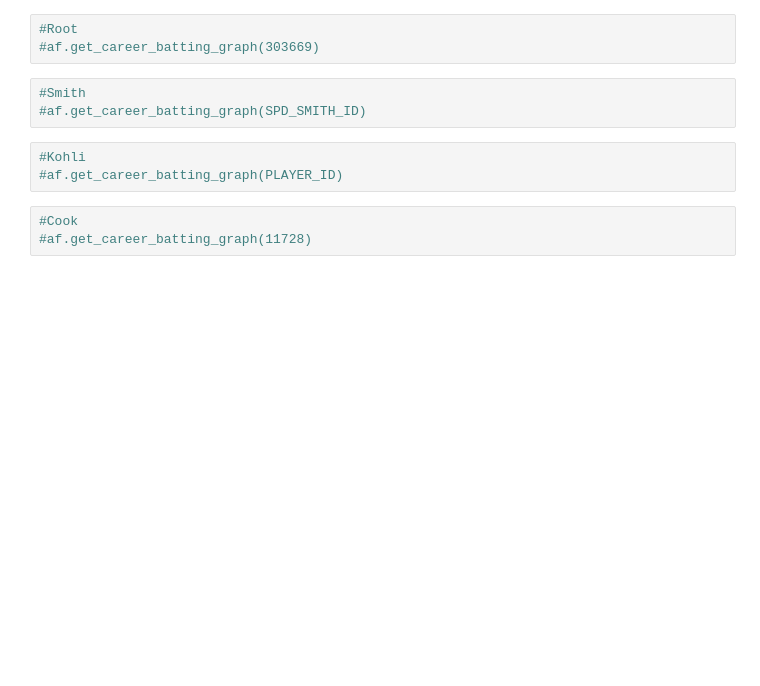
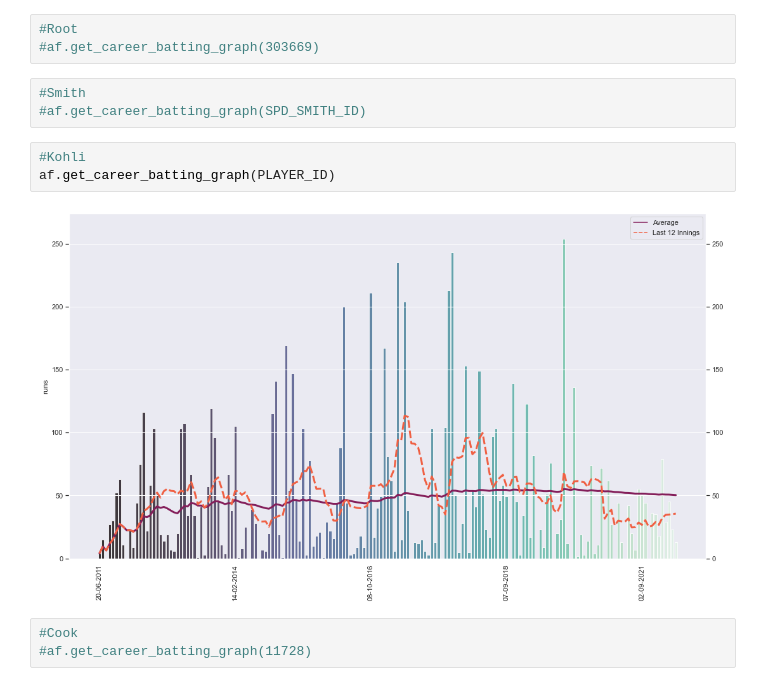
Before and after one commit to abhiramjoshi/cricket_analysis, a Jupyter notebook: codebase/Kohli/kohli_analysis.ipynb, the cells around one changed output. Saved outputs shown, nothing was run; the diff lists cells and outputs as text; blank space fills up the shorter version.

```diff
--- a/codebase/Kohli/kohli_analysis.ipynb
+++ b/codebase/Kohli/kohli_analysis.ipynb
@@ -291,7 +271,9 @@ Couldn't find program: 'false'
 #af.get_career_batting_graph(SPD_SMITH_ID)
 # %%
 #Kohli
-#af.get_career_batting_graph(PLAYER_ID)
+af.get_career_batting_graph(PLAYER_ID)
+# %% [output]
+[figure, added]
 # %%
 #Cook
 #af.get_career_batting_graph(11728)
```
Also changed, not shown: parts of 11 cells of this notebook, 3 other files.
